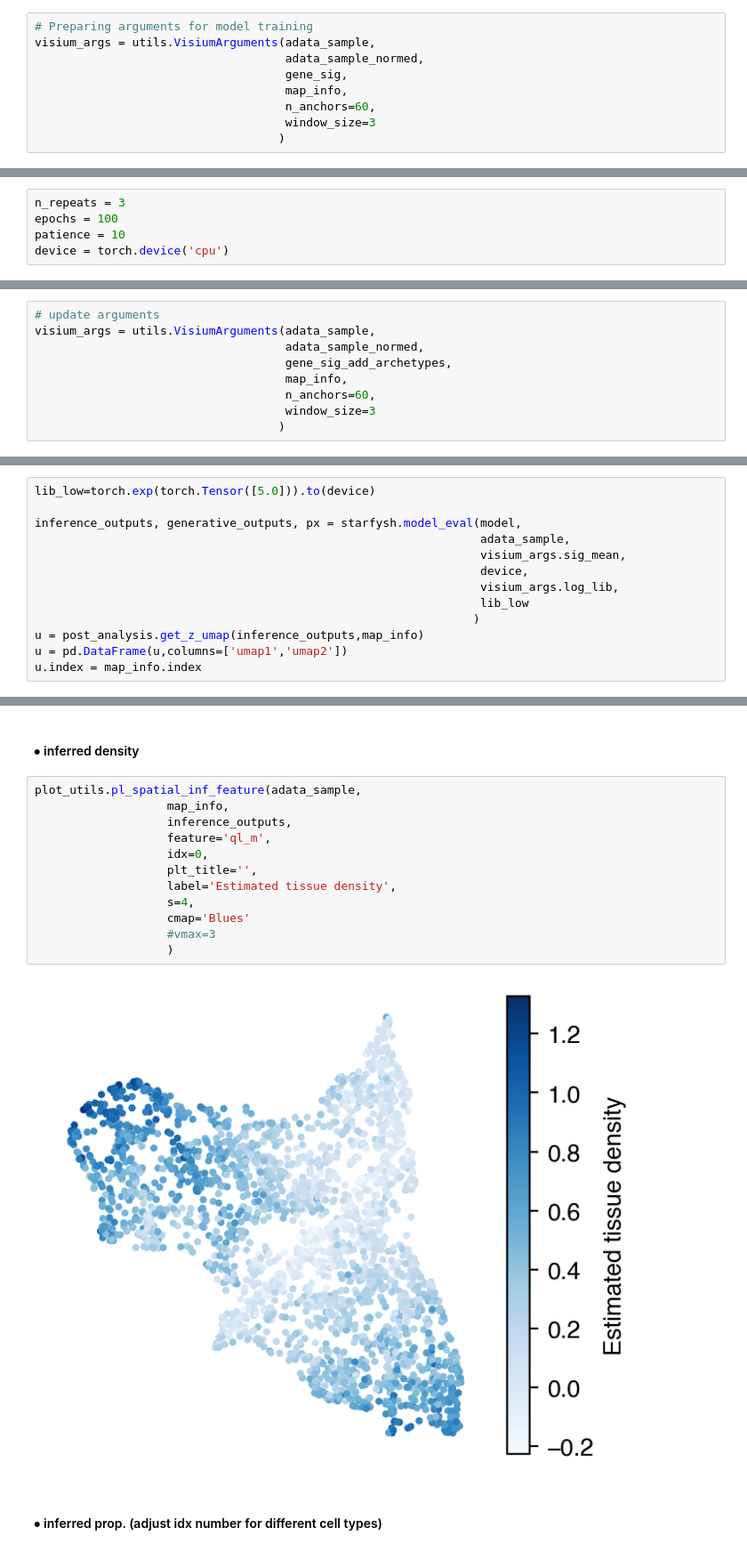
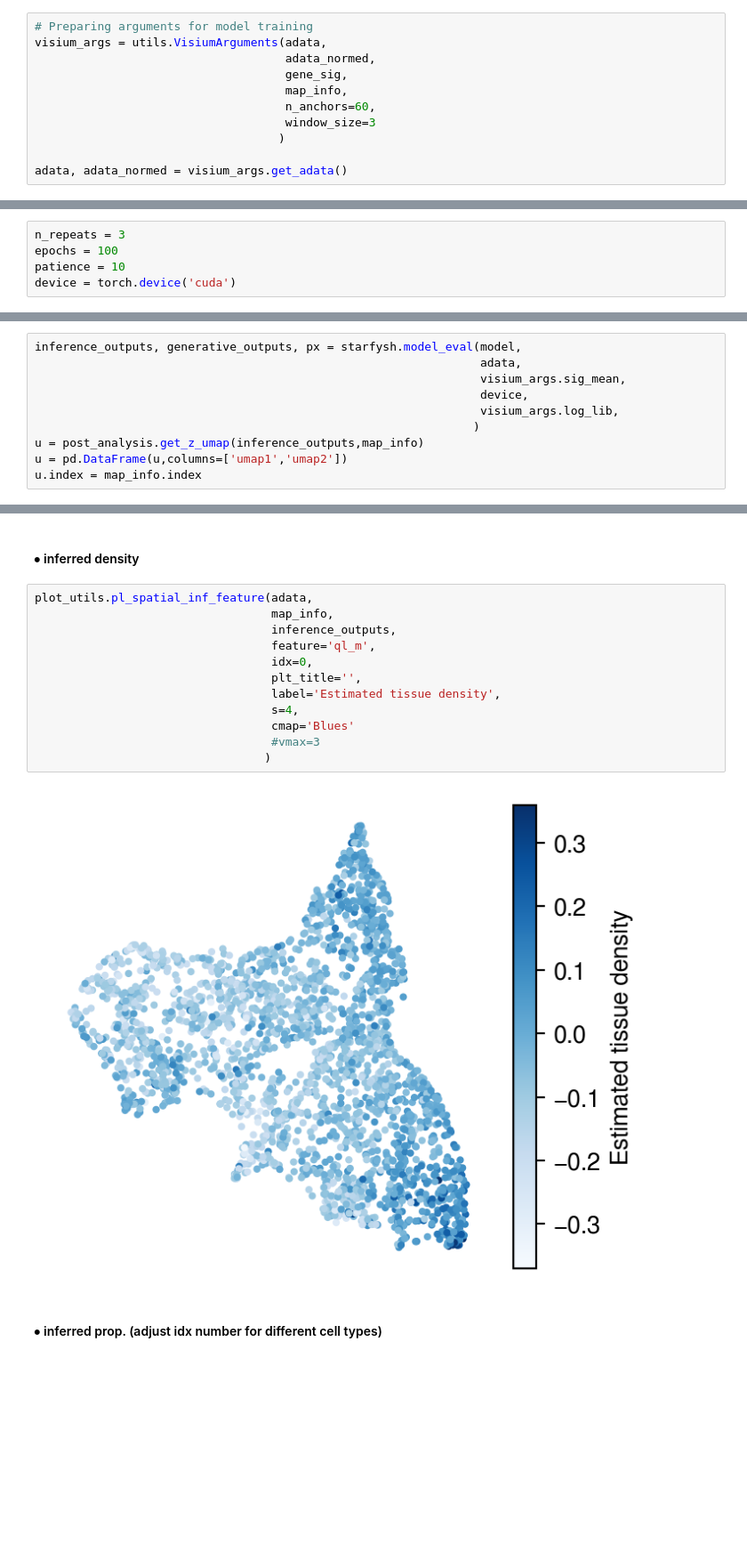
Before and after one commit to azizilab/starfysh, a Jupyter notebook: docs/source/notebooks/example_sim.ipynb, the cells around one changed output, grey strips where cells are left out. Shown at 89% size. Cells and saved outputs as stored; diff of their text form; blank space fills up the shorter version.

```diff
--- a/docs/source/notebooks/example_sim.ipynb
+++ b/docs/source/notebooks/example_sim.ipynb
@@ -161,11 +158,13 @@ map_info = utils.get_simu_map_info(umap_df)
 - Anchor spot indices (`anchors_df`) for each cell type & their signature means (`sig_means`)
 # %%
 # Preparing arguments for model training
-visium_args = utils.VisiumArguments(adata_sample,
-                                    adata_sample_normed,
+visium_args = utils.VisiumArguments(adata,
+                                    adata_normed,
                                     gene_sig,
                                     map_info,
                                     n_anchors=60,
                                     window_size=3
                                    )
+
+adata, adata_normed = visium_args.get_adata()
 # %% [output]
@@ -379,15 +370,6 @@ We restart the model for `n_repeat` times, select the best model with lowest los
 n_repeats = 3
 epochs = 100
 patience = 10
-device = torch.device('cpu')
+device = torch.device('cuda')
 # %% [markdown]
 ### (2). Model training
-# %%
-# update arguments
-visium_args = utils.VisiumArguments(adata_sample,
-                                    adata_sample_normed,
-                                    gene_sig_add_archetypes,
-                                    map_info,
-                                    n_anchors=60,
-                                    window_size=3
-                                   )
@@ -444,14 +406,11 @@ importlib.reload(plot_utils)
 # %% [markdown]
 #### $\bullet$ get 2D visualization of inferred latent sapce
 # %%
-lib_low=torch.exp(torch.Tensor([5.0])).to(device)
-
 inference_outputs, generative_outputs, px = starfysh.model_eval(model,
-                                                                adata_sample,
+                                                                adata,
                                                                 visium_args.sig_mean,
                                                                 device,
                                                                 visium_args.log_lib,
-                                                                lib_low
                                                                )
 u = post_analysis.get_z_umap(inference_outputs,map_info)
 u = pd.DataFrame(u,columns=['umap1','umap2'])
@@ -493,19 +457,19 @@ post_analysis.get_corr_map(inference_outputs,proportions)
 # %% [markdown]
 #### $\bullet$ inferred density
 # %%
-plot_utils.pl_spatial_inf_feature(adata_sample,
-                   map_info,
-                   inference_outputs,
-                   feature='ql_m',
-                   idx=0,
-                   plt_title='',
-                   label='Estimated tissue density',
-                   s=4,
-                   cmap='Blues'
-                   #vmax=3
-                   )
+plot_utils.pl_spatial_inf_feature(adata,
+                                  map_info,
+                                  inference_outputs,
+                                  feature='ql_m',
+                                  idx=0,
+                                  plt_title='',
+                                  label='Estimated tissue density',
+                                  s=4,
+                                  cmap='Blues'
+                                  #vmax=3
+                                 )
 # %% [output]
-[figure, old version]
+[figure, new version]
 # %% [markdown]
 #### $\bullet$ inferred prop. (adjust idx number for different cell types)
 # %% [markdown]
```
Also changed, not shown: parts of 59 cells of this notebook.
